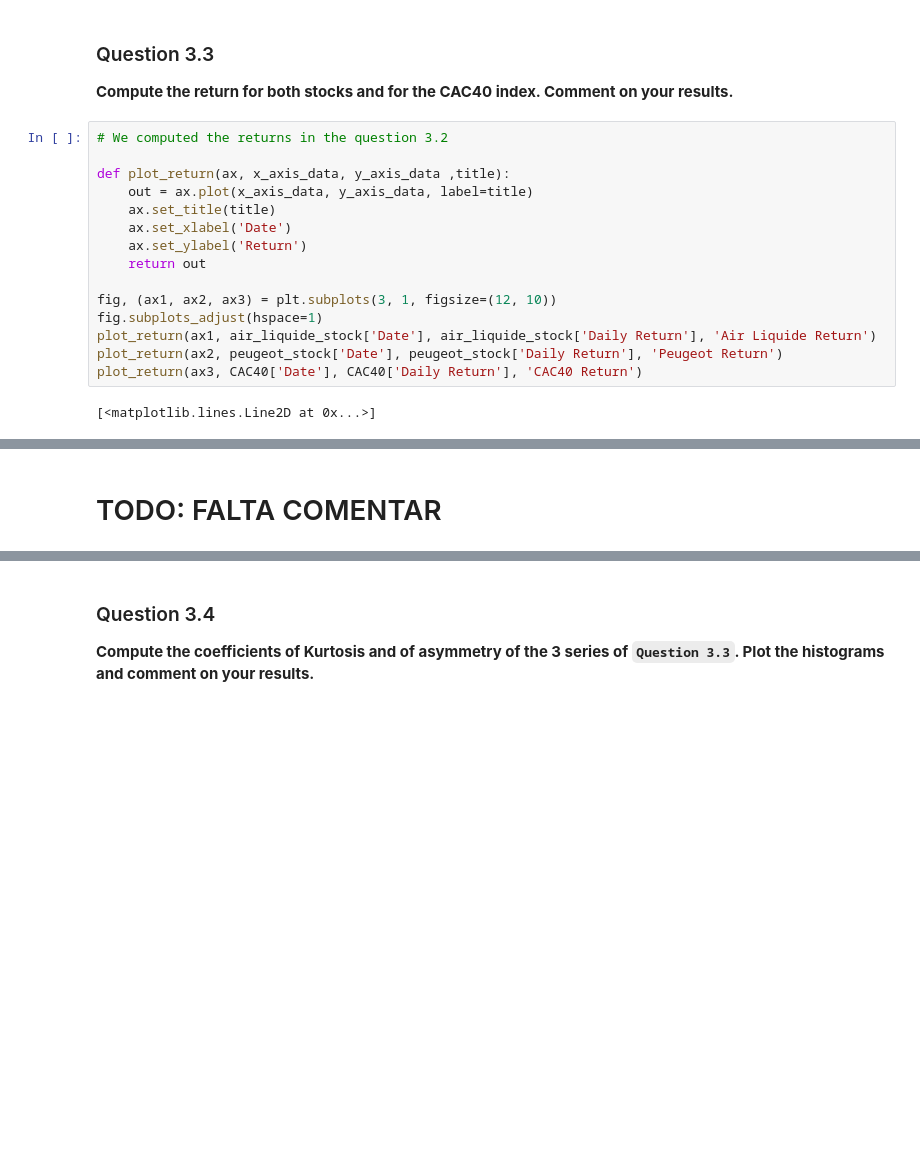
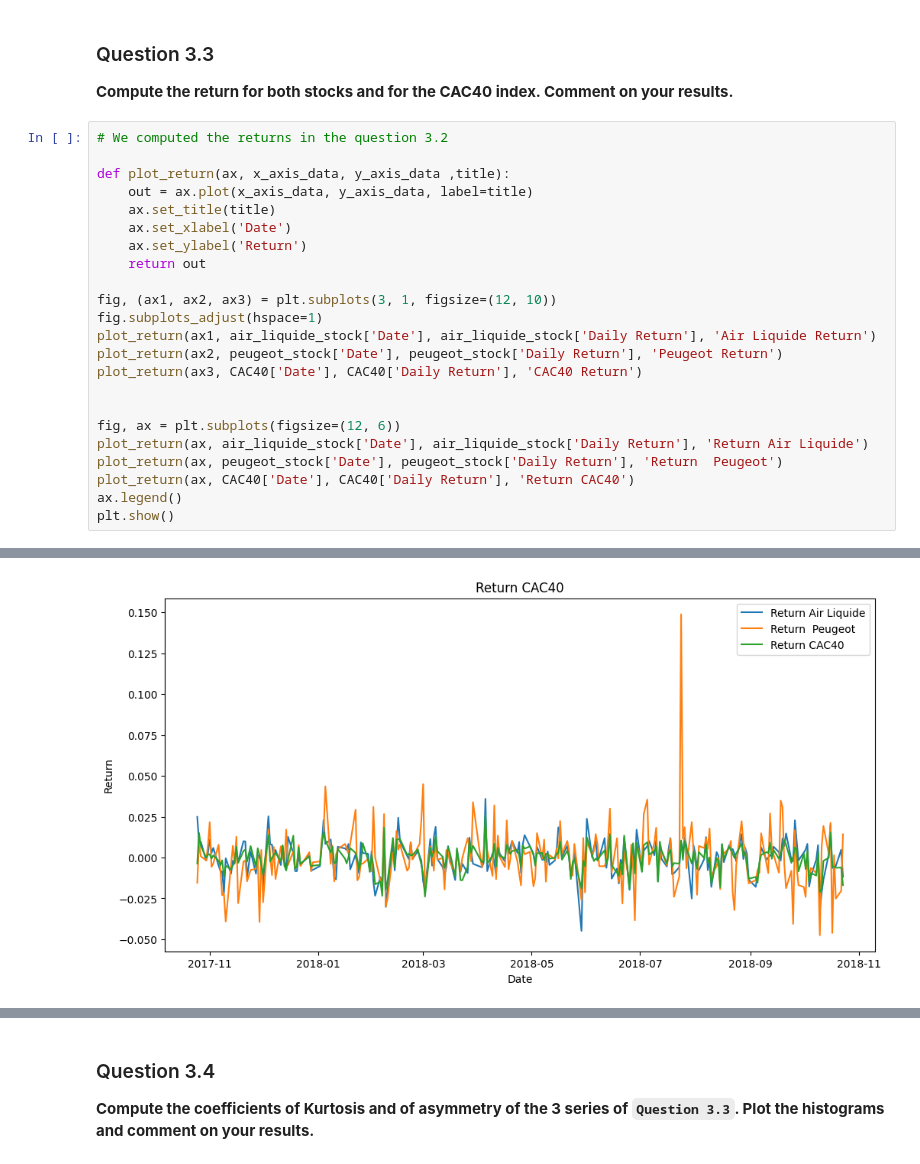
Before and after one commit to leonardohannas/MODS205_TelecomParis, a Jupyter notebook: proj.ipynb, the cells around one changed output, grey strips where cells are left out. Cells and saved outputs as stored; diff of their text form; blank space fills up the shorter version.

Commit message:
comentario 3.3

```diff
--- a/proj.ipynb
+++ b/proj.ipynb
@@ -145,20 +145,26 @@ From the dataframe above we can see that the volatility of *Air Liquide* stock i
 # %%
 # We computed the returns in the question 3.2
 
 def plot_return(ax, x_axis_data, y_axis_data ,title):
     out = ax.plot(x_axis_data, y_axis_data, label=title)
     ax.set_title(title)
     ax.set_xlabel('Date')
     ax.set_ylabel('Return')
     return out
 
 fig, (ax1, ax2, ax3) = plt.subplots(3, 1, figsize=(12, 10))
 fig.subplots_adjust(hspace=1)
 plot_return(ax1, air_liquide_stock['Date'], air_liquide_stock['Daily Return'], 'Air Liquide Return')
 plot_return(ax2, peugeot_stock['Date'], peugeot_stock['Daily Return'], 'Peugeot Return')
 plot_return(ax3, CAC40['Date'], CAC40['Daily Return'], 'CAC40 Return')
+
+
+fig, ax = plt.subplots(figsize=(12, 6))
+plot_return(ax, air_liquide_stock['Date'], air_liquide_stock['Daily Return'], 'Return Air Liquide')
+plot_return(ax, peugeot_stock['Date'], peugeot_stock['Daily Return'], 'Return  Peugeot')
+plot_return(ax, CAC40['Date'], CAC40['Daily Return'], 'Return CAC40')
+ax.legend()
+plt.show()
 # %% [output]
-[<matplotlib.lines.Line2D at 0x...>]
 [figure]
+[figure, added]
-# %% [markdown]
-# TODO: FALTA COMENTAR
```
Also changed, not shown: parts of 1 cell of this notebook.
